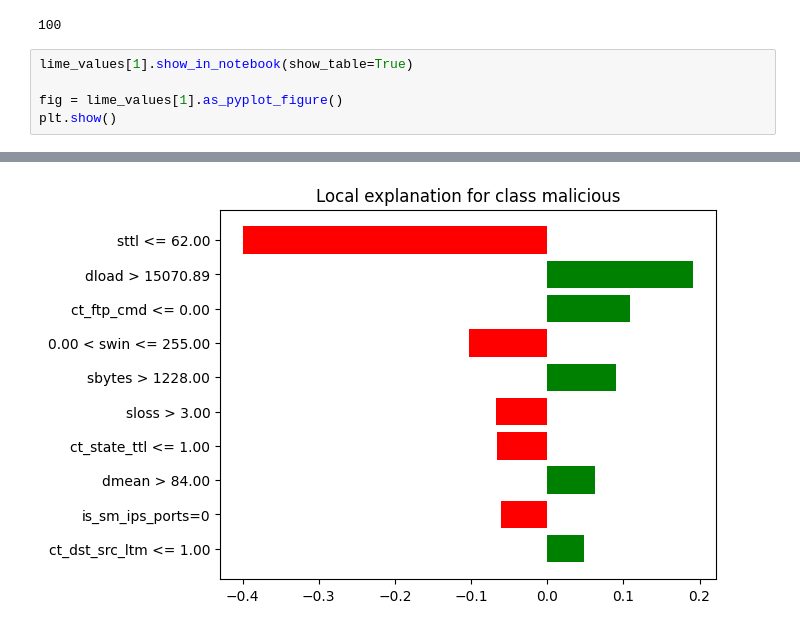
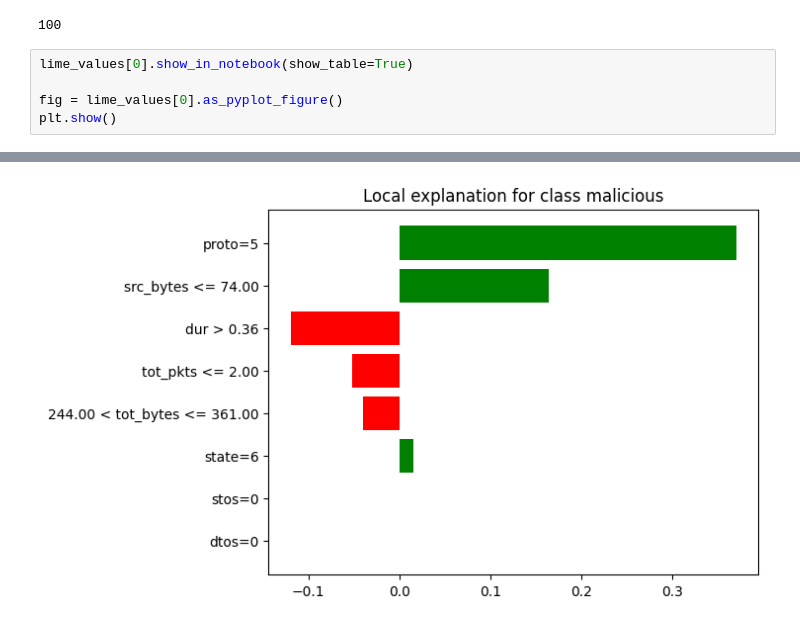
Before and after one commit to Anca-Mt/SSS_XAI_project, a Jupyter notebook: scripts/visualize_LIME.ipynb, the cells around one changed output, grey strips where cells are left out. Drawn from its saved outputs; the diff is of its cells as text.

Commit message:
rerun visualization SHAP and LIME

```diff
--- a/scripts/visualize_LIME.ipynb
+++ b/scripts/visualize_LIME.ipynb
@@ -21,10 +21,10 @@ len(lime_values)
 # %% [output]
 100
 # %%
-lime_values[1].show_in_notebook(show_table=True)
+lime_values[0].show_in_notebook(show_table=True)
 
-fig = lime_values[1].as_pyplot_figure()
+fig = lime_values[0].as_pyplot_figure()
 plt.show()
 # %% [output]
 [interactive output not drawn]
-[figure, old version]
+[figure, new version]
```
Also changed, not shown: 1 other file.
